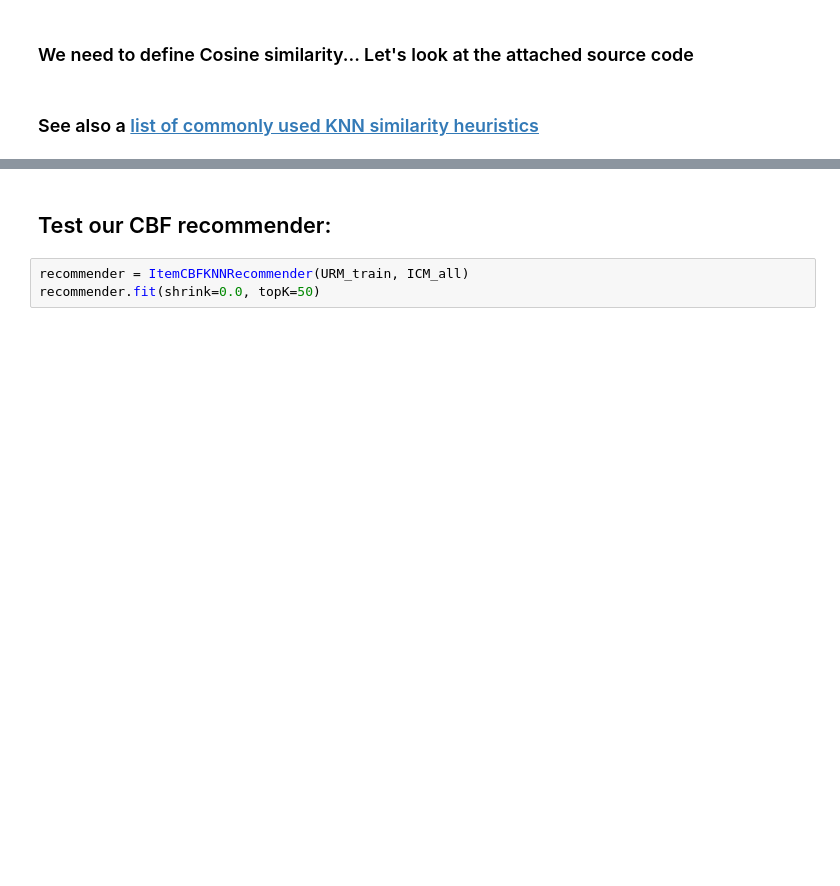
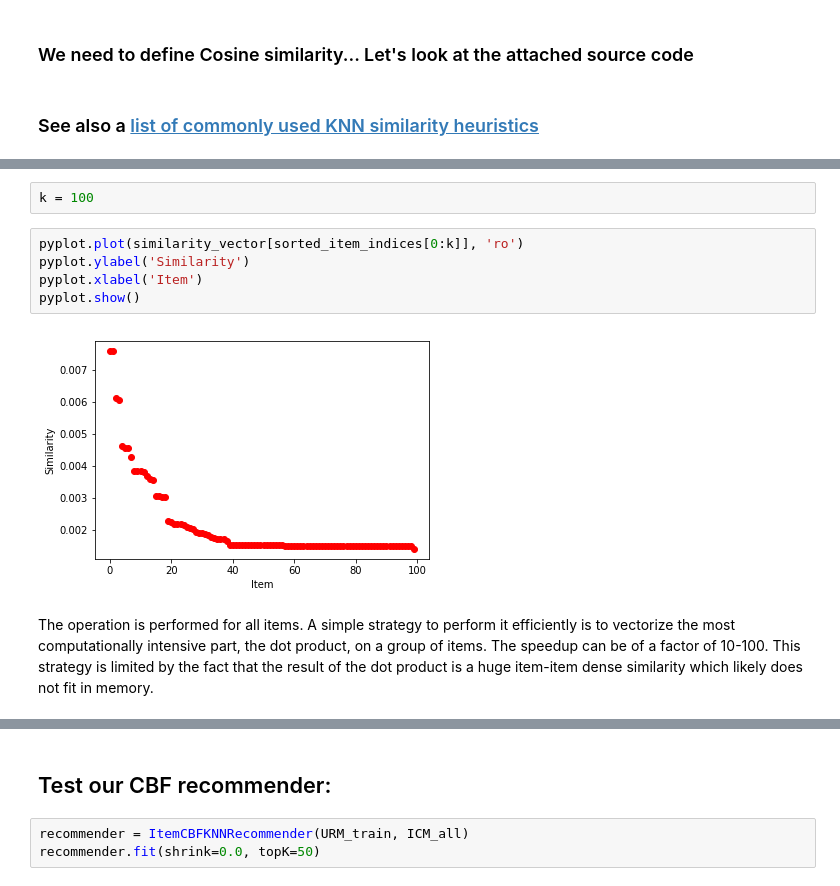
Before and after one commit to MaurizioFD/RecSys_Course_AT_PoliMi, a Jupyter notebook: Practice 3 - Content Based Filtering.ipynb, the cells around one changed output, grey strips where cells are left out. Drawn from its saved outputs; the diff is of its cells as text; blank space fills up the shorter version.

```diff
--- a/Practice 3 - Content Based Filtering.ipynb
+++ b/Practice 3 - Content Based Filtering.ipynb
@@ -262,0 +308,13 @@ class ItemCBFKNNRecommender(object):
+# %%
+k = 100
+# %%
+pyplot.plot(similarity_vector[sorted_item_indices[0:k]], 'ro')
+pyplot.ylabel('Similarity')
+pyplot.xlabel('Item')
+pyplot.show()
+# %% [output]
+[figure, added]
+# %% [markdown]
+The operation is performed for all items.
+A simple strategy to perform it efficiently is to vectorize the most computationally intensive part, the dot product, on a group of items. The speedup can be of a factor of 10-100.
+This strategy is limited by the fact that the result of the dot product is a huge item-item dense similarity which likely does not fit in memory.
```
Also changed, not shown: parts of 20 cells of this notebook.
